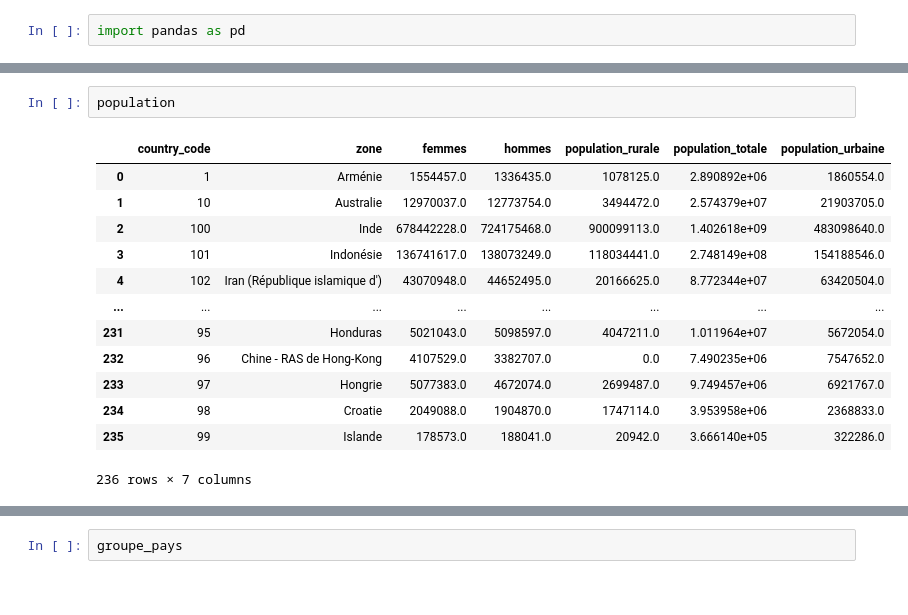
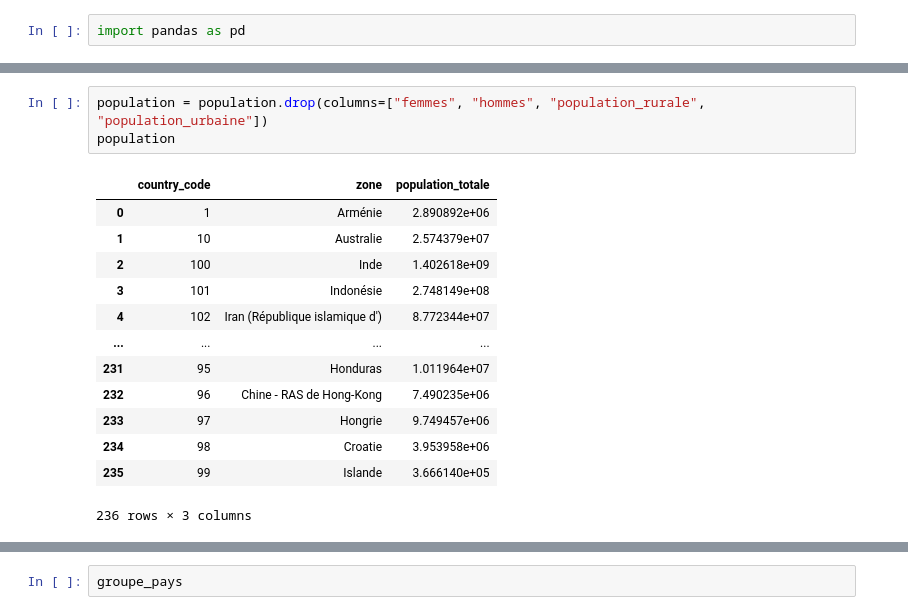
Before and after one commit to IshemZ/projet-poule-qui-chante, a Jupyter notebook: notebooks/merge.ipynb, the cells around one changed output, grey strips where cells are left out. Saved outputs shown, nothing was run; the diff lists cells and outputs as text.

```diff
--- a/notebooks/merge.ipynb
+++ b/notebooks/merge.ipynb
@@ -24,17 +36,18 @@ indices_commerciaux
 # %%
+population = population.drop(columns=["femmes", "hommes", "population_rurale", "population_urbaine"])
 population
 # %% [output]
-|  | country_code | zone | femmes | hommes | population_rurale | population_totale | population_urbaine |
-| 0 | 1 | Arménie | 1554457.0 | 1336435.0 | 1078125.0 | 2.890892e+06 | 1860554.0 |
-| 1 | 10 | Australie | 12970037.0 | 12773754.0 | 3494472.0 | 2.574379e+07 | 21903705.0 |
-| 2 | 100 | Inde | 678442228.0 | 724175468.0 | 900099113.0 | 1.402618e+09 | 483098640.0 |
-| 3 | 101 | Indonésie | 136741617.0 | 138073249.0 | 118034441.0 | 2.748149e+08 | 154188546.0 |
-| 4 | 102 | Iran (République islamique d') | 43070948.0 | 44652495.0 | 20166625.0 | 8.772344e+07 | 63420504.0 |
-| ... | ... | ... | ... | ... | ... | ... | ... |
-| 231 | 95 | Honduras | 5021043.0 | 5098597.0 | 4047211.0 | 1.011964e+07 | 5672054.0 |
-| 232 | 96 | Chine - RAS de Hong-Kong | 4107529.0 | 3382707.0 | 0.0 | 7.490235e+06 | 7547652.0 |
-| 233 | 97 | Hongrie | 5077383.0 | 4672074.0 | 2699487.0 | 9.749457e+06 | 6921767.0 |
-| 234 | 98 | Croatie | 2049088.0 | 1904870.0 | 1747114.0 | 3.953958e+06 | 2368833.0 |
-| 235 | 99 | Islande | 178573.0 | 188041.0 | 20942.0 | 3.666140e+05 | 322286.0 |
+|  | country_code | zone | population_totale |
+| 0 | 1 | Arménie | 2.890892e+06 |
+| 1 | 10 | Australie | 2.574379e+07 |
+| 2 | 100 | Inde | 1.402618e+09 |
+| 3 | 101 | Indonésie | 2.748149e+08 |
+| 4 | 102 | Iran (République islamique d') | 8.772344e+07 |
+| ... | ... | ... | ... |
+| 231 | 95 | Honduras | 1.011964e+07 |
+| 232 | 96 | Chine - RAS de Hong-Kong | 7.490235e+06 |
+| 233 | 97 | Hongrie | 9.749457e+06 |
+| 234 | 98 | Croatie | 3.953958e+06 |
+| 235 | 99 | Islande | 3.666140e+05 |
-236 rows × 7 columns
+236 rows × 3 columns
 # %%
```
Also changed, not shown: parts of 11 cells of this notebook, 4 other files.
